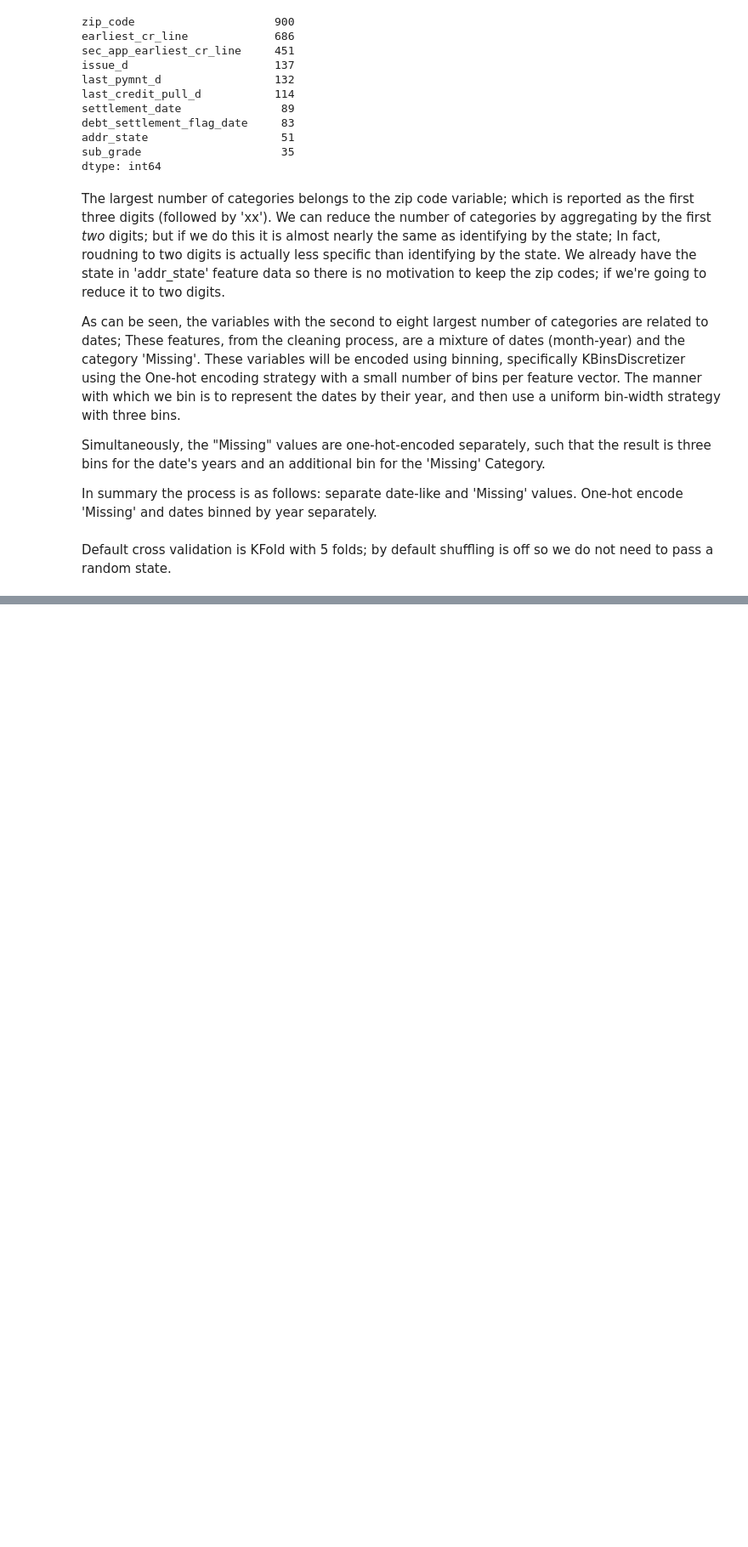
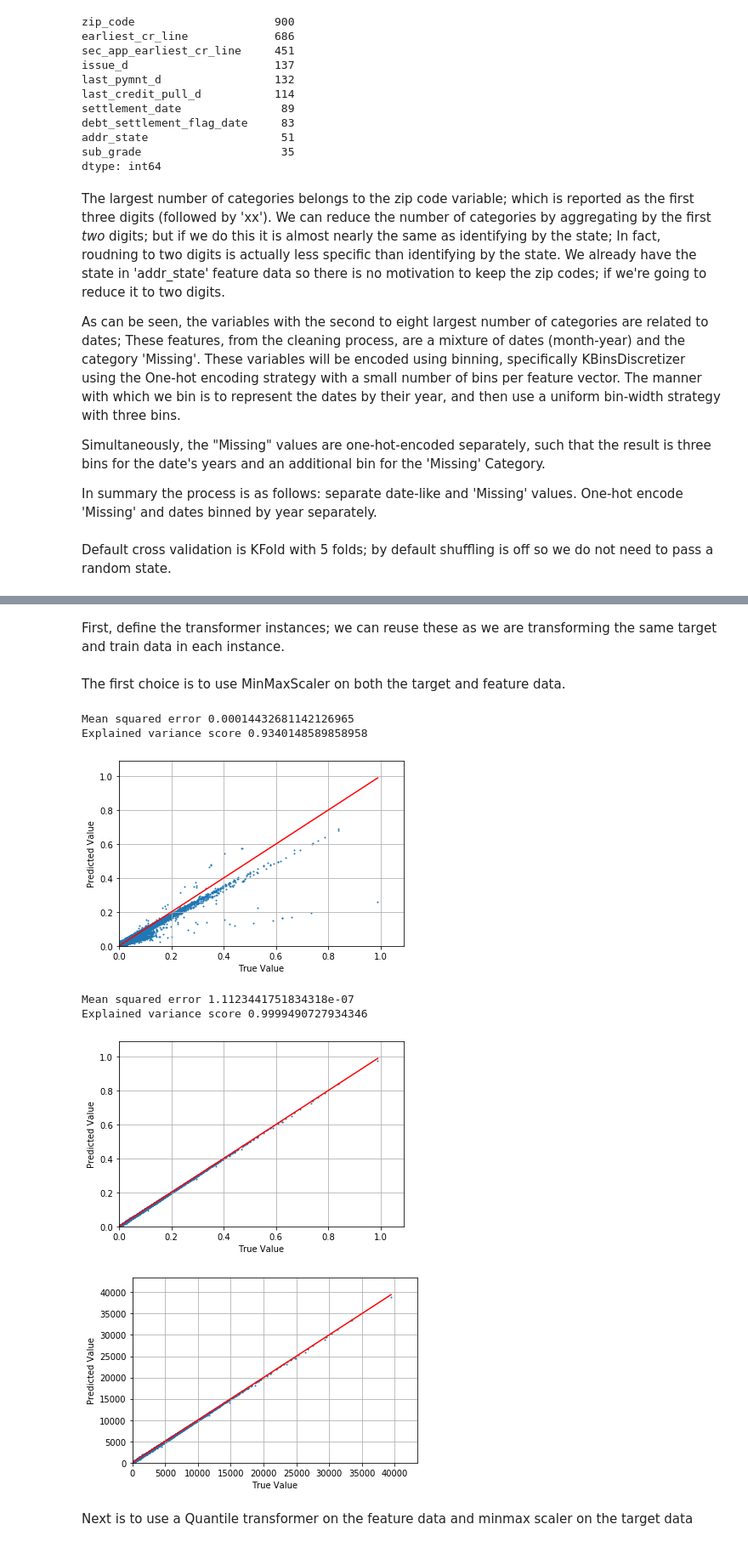
Before and after one commit to mgudorf/datsci, a Jupyter notebook: capstone1/notebooks/Loan recovery amount regression.ipynb, the cells around one changed output, grey strips where cells are left out. Shown at 85% size. Saved outputs shown, nothing was run; the diff lists cells and outputs as text; code cells hidden in the pictures; blank space fills up the shorter version.

```diff
--- a/capstone1/notebooks/Loan recovery amount regression.ipynb
+++ b/capstone1/notebooks/Loan recovery amount regression.ipynb
@@ -268,0 +639,47 @@ Explained variance score 0.98821
+# %% [markdown]
+First, define the transformer instances; we can reuse these as we are transforming the same target and train data in each instance.
+# %%
+col_transformer_m = my_feature_transformer(X, num_features, cat_features, date_features, num_transformer=MinMaxScaler())
+
+col_transformer_q = my_feature_transformer(X, num_features, cat_features, date_features, num_transformer=QuantileTransformer())
+
+target_transformer_m = MinMaxScaler()
+
+target_transformer_q = QuantileTransformer()
+# %% [markdown]
+The first choice is to use MinMaxScaler on both the target and feature data.
+# %%
+sgd_mm = cross_validated_model(SGDRegressor, col_transformer_m, target_transformer_m, X_traintest,
+                                  y_traintest, X_holdout, y_holdout, {'random_state':42,
+                                                                      'tol':[1e-1, 1e-3, 1e-5], 'penalty':['elasticnet','l2']})
+
+ridge_mm = cross_validated_model(Ridge, col_transformer_m, target_transformer_m, X_traintest,
+                                  y_traintest, X_holdout, y_holdout, {'alpha':[0.1, 1, 10], 'tol':[1e-1, 1e-3, 1e-5]})
+# %%
+_ = classifier_analysis(*sgd_mm, target_transformer_m)
+
+y_mm, y_mm_predict = classifier_analysis(*ridge_mm, target_transformer_m)
+
+y_mm_predict = target_transformer_m.inverse_transform(y_mm_predict.reshape(-1, 1))
+y_mm = target_transformer_m.inverse_transform(y_mm.reshape(-1, 1))
+
+ymaxmm = np.max(y_mm)
+fig = plt.figure()
+plt.scatter(y_mm, y_mm_predict, s=1)
+plt.plot([0, ymaxmm],[0, ymaxmm],color='r')
+plt.ylabel('Predicted Value')
+plt.xlabel('True Value')
+plt.grid()
+plt.xlim([0, 1.1*ymaxmm])
+plt.ylim([0, 1.1*ymaxmm])
+_ = plt.show()
+# %% [output]
+Mean squared error 0.00014432681142126965
+Explained variance score 0.9340148589858958
+[figure, added]
+Mean squared error 1.1123441751834318e-07
+Explained variance score 0.9999490727934346
+[figure, added]
+[figure, added]
+# %% [markdown]
+Next is to use a Quantile transformer on the feature data and minmax scaler on the target data
```
Also changed, not shown: parts of 51 cells of this notebook, 1 other file.
